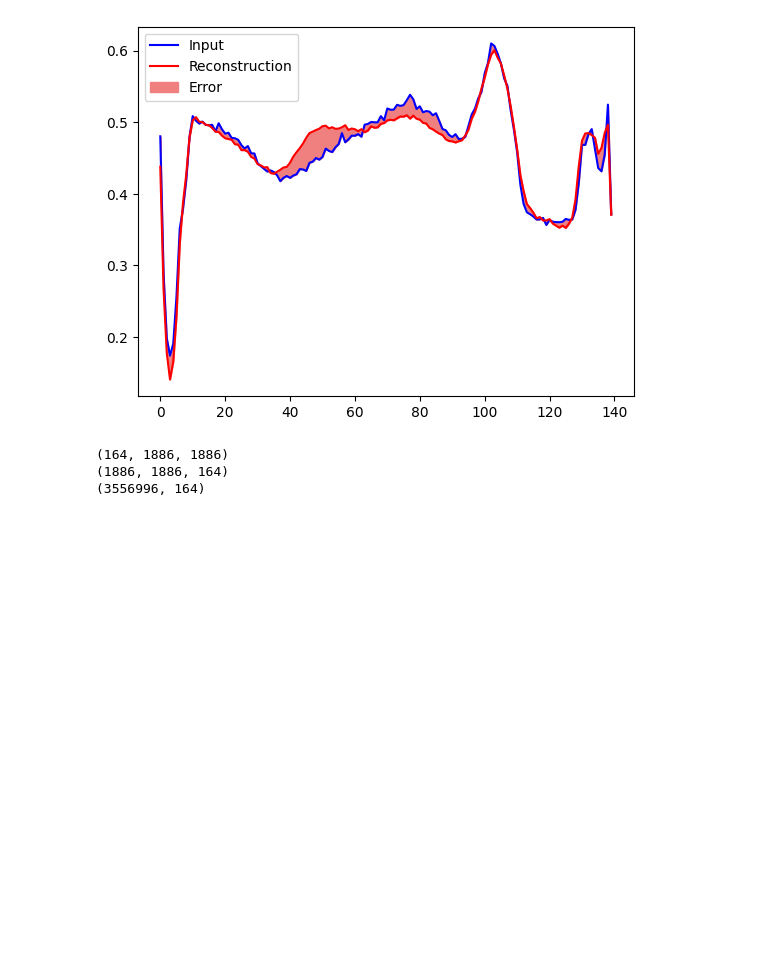
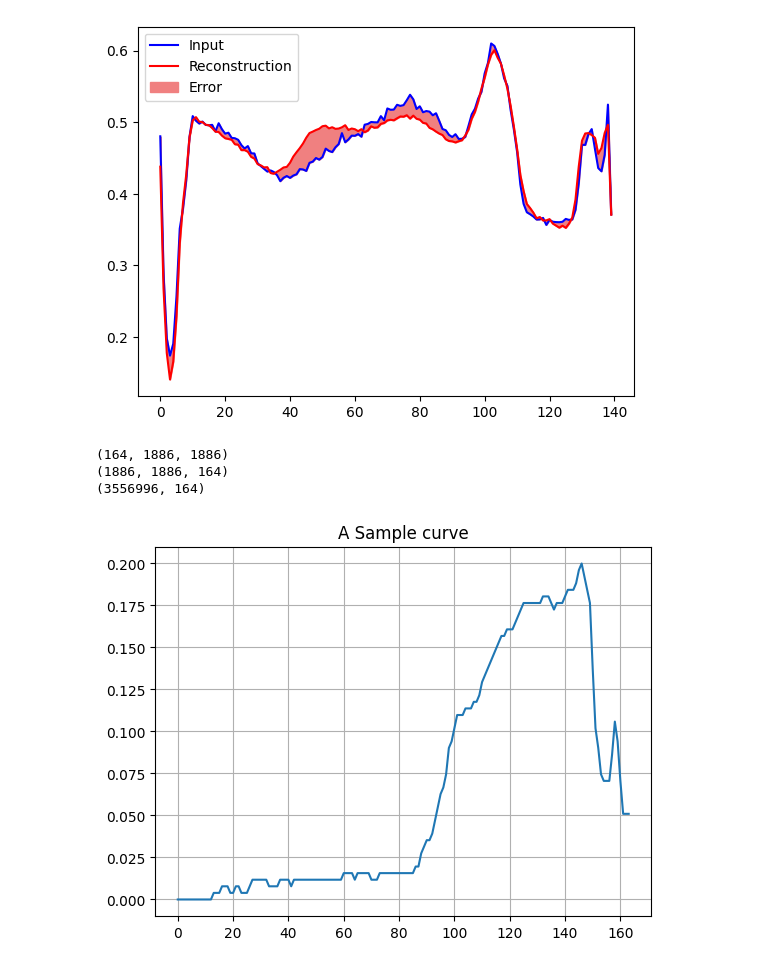
Before and after one commit to tamu-edu-students/HyperTools, a Jupyter notebook: examples/autoencoder.ipynb, the cells around one changed output. Saved outputs shown, nothing was run; the diff lists cells and outputs as text; code cells hidden in the pictures; blank space fills up the shorter version.

```diff
--- a/examples/autoencoder.ipynb
+++ b/examples/autoencoder.ipynb
@@ -35,6 +35,16 @@ from torch.utils.data import Dataset, DataLoader
 class MyDataset(Dataset):
     def __init__(self, data):
         self.data = torch.tensor(data.values, dtype=torch.float32)
+
+    def __getitem__(self, index):
+        return self.data[index]
+
+    def __len__(self):
+        return len(self.data)
+
+class SpectralDataset(Dataset):
+    def __init__(self, data):
+        self.data = torch.tensor(data, dtype=torch.float32)
 
     def __getitem__(self, index):
         return self.data[index]
@@ -324,3 +334,31 @@ print(hyper_2d.shape)
 (164, 1886, 1886)
 (1886, 1886, 164)
 (3556996, 164)
+# %%
+spectral_dataset = SpectralDataset(hyper_2d)
+spectral_loader = DataLoader(spectral_dataset, batch_size=2048, shuffle=True)
+
+spectral_train_data, spectral_test_data = train_test_split(
+    spectral_dataset,  test_size=0.2, random_state=21
+)
+
+min_val = torch.min(torch.from_numpy(hyper_2d))
+max_val = torch.max(torch.from_numpy(hyper_2d))
+
+# spectral_train_data = ((torch.from_numpy(spectral_train_data) - min_val) / (max_val - min_val)).float()
+# spectral_test_data = ((torch.from_numpy(spectral_test_data) - min_val) / (max_val - min_val)).float()
+
+# Normalize each Tensor in the list
+spectral_train_data = [(data - min_val) / (max_val - min_val) for data in spectral_train_data]
+spectral_test_data = [(data - min_val) / (max_val - min_val) for data in spectral_test_data]
+
+# Convert the list of Tensors to a single Tensor
+spectral_train_data = torch.stack(spectral_train_data).float()
+spectral_test_data = torch.stack(spectral_test_data).float()
+# %%
+plt.grid()
+plt.plot(np.arange(hyper_2d.shape[1]), spectral_train_data[0])
+plt.title("A Sample curve")
+plt.show()
+# %% [output]
+[figure, added]
```
Also changed, not shown: parts of 6 cells of this notebook.
